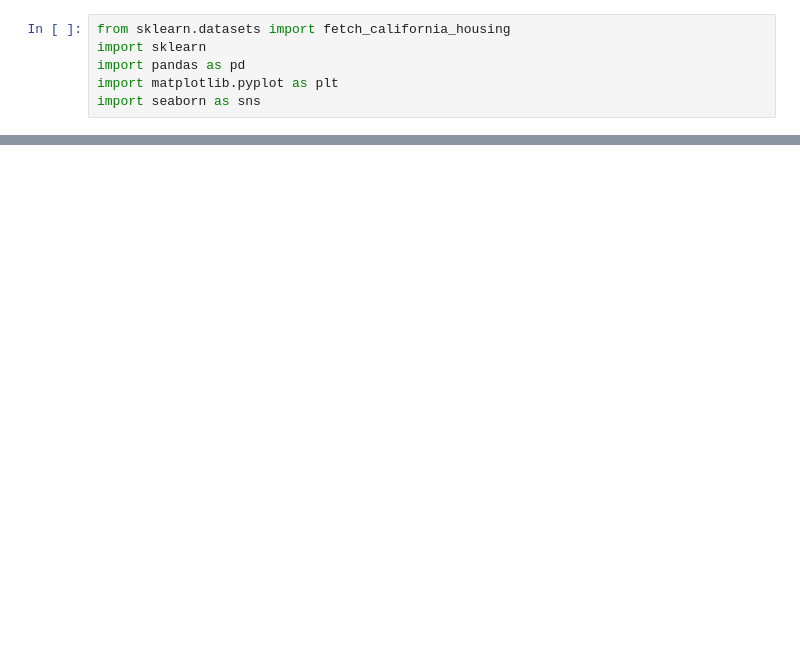
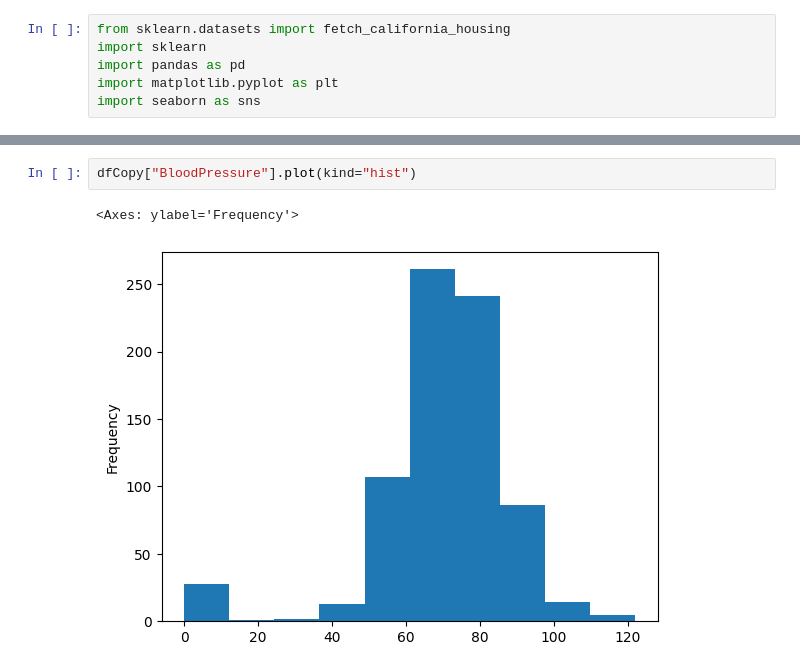
Before and after one commit to ibrahimediz/KordsaIntroML, a Jupyter notebook: Exercises/Cevaplar/outlier.ipynb, the cells around one changed output, grey strips where cells are left out. Drawn from its saved outputs; the diff is of its cells as text; blank space fills up the shorter version.

```diff
--- a/Exercises/Cevaplar/outlier.ipynb
+++ b/Exercises/Cevaplar/outlier.ipynb
@@ -51,0 +42,5 @@ Name: 5161, dtype: float64
+# %%
+dfCopy["BloodPressure"].plot(kind="hist")
+# %% [output]
+<Axes: ylabel='Frequency'>
+[figure, added]
```
Also changed, not shown: parts of 32 cells of this notebook, 10 other files.
